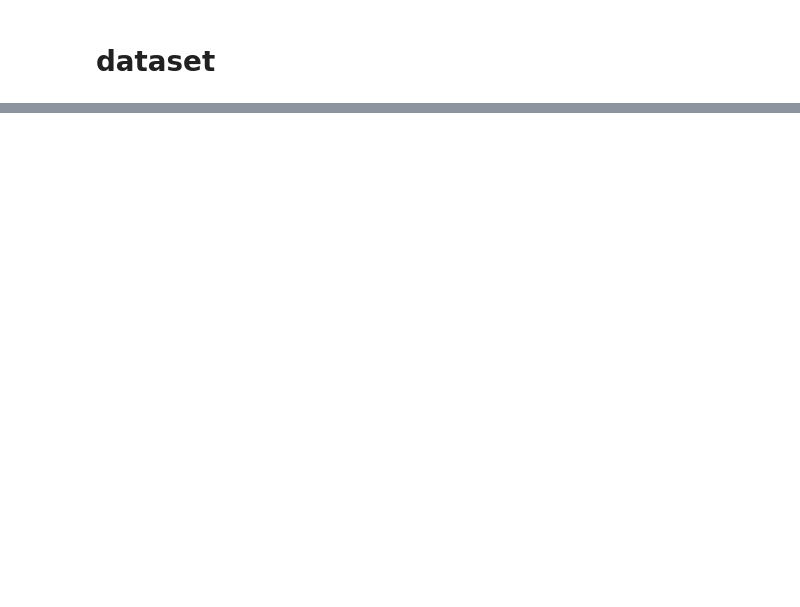
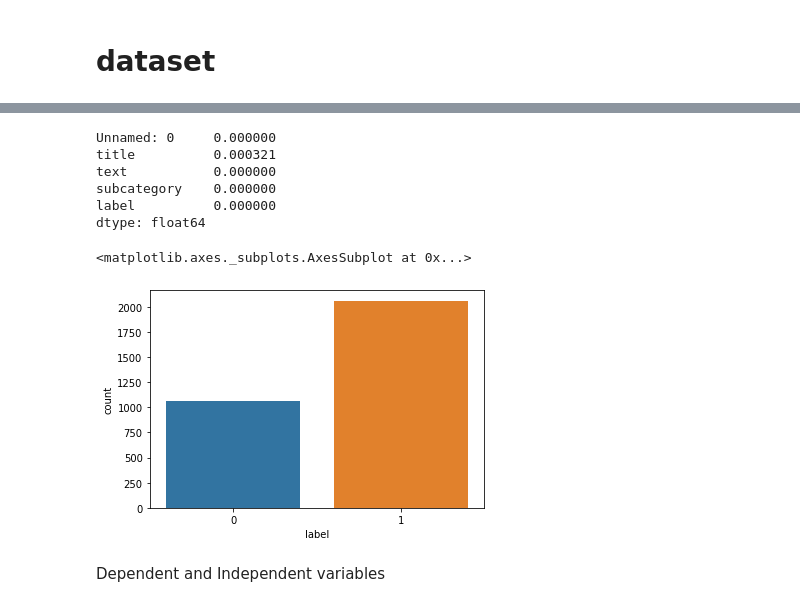
Before and after one commit to SumayyaShaji/datascience, a Jupyter notebook: project1.ipynb, the cells around one changed output, grey strips where cells are left out. Saved outputs shown, nothing was run; the diff lists cells and outputs as text; code cells hidden in the pictures; blank space fills up the shorter version.

```diff
--- a/project1.ipynb
+++ b/project1.ipynb
@@ -9,6 +19,6 @@ warnings.filterwarnings('ignore')
 # %% [markdown]
 # dataset
 # %%
-df= pd.read_csv("data/covid.csv")
+df = pd.read_csv('covid.csv',encoding = "ISO-8859-1")
 df.head()
 # %% [output]
@@ -15,0 +62,16 @@ FileNotFoundError: ignored
+# %%
+df.isnull().mean()
+# %% [output]
+Unnamed: 0     0.000000
+title          0.000321
+text           0.000000
+subcategory    0.000000
+label          0.000000
+dtype: float64
+# %%
+sns.countplot('label',data=df)
+# %% [output]
+<matplotlib.axes._subplots.AxesSubplot at 0x...>
+[figure, added]
+# %% [markdown]
+Dependent and Independent variables
```
Also changed, not shown: parts of 15 cells of this notebook.
